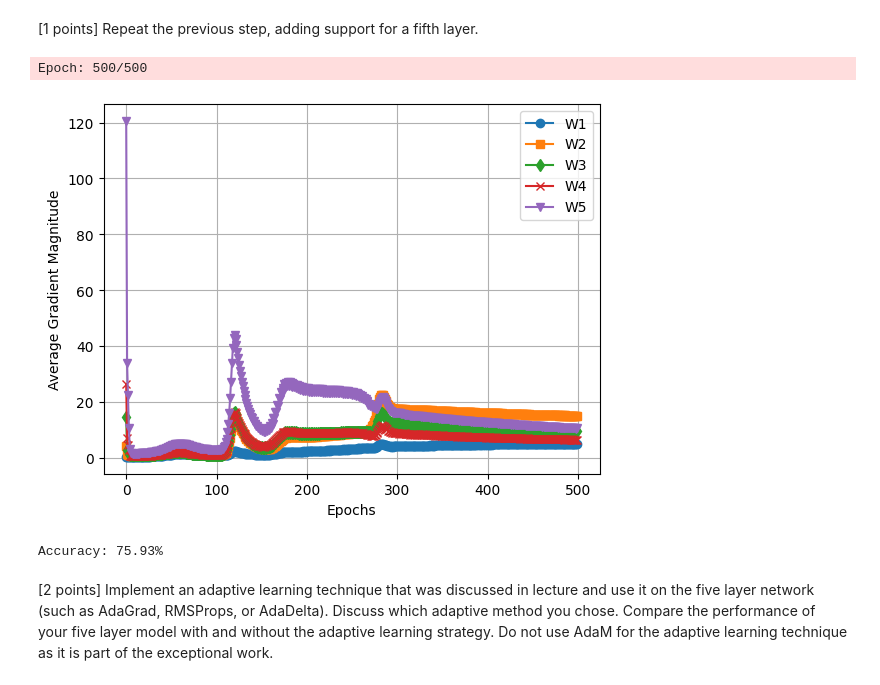
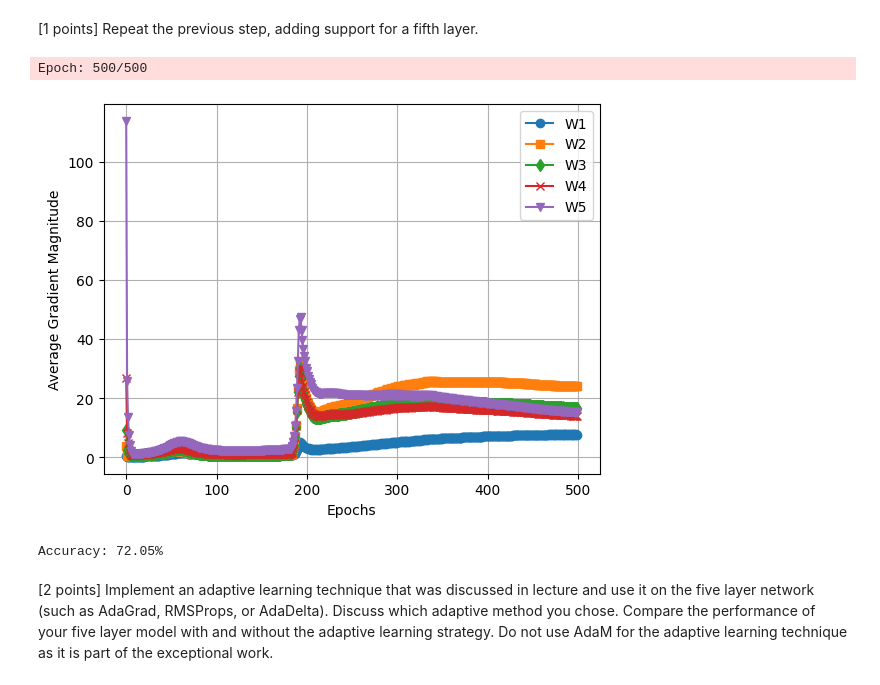
Before and after one commit to calebm00re/S22-ml04, a Jupyter notebook: poor_children.ipynb, the cells around one changed output. Saved outputs shown, nothing was run; the diff lists cells and outputs as text; code cells hidden in the pictures.

```diff
--- a/poor_children.ipynb
+++ b/poor_children.ipynb
@@ -945,20 +945,20 @@ class FiveLayerPerceptron(FourLayerPerceptron):
         plt.show()
 # %%
 # run the five layer model
-num = 16
+num = 12
 nn = FiveLayerPerceptron(n_hidden1=num, n_hidden2=num, n_hidden3=num, n_hidden4=num, l2_C=0.0, epochs=500, eta=0.001, random_state=1)
 nn.fit(X_train, y_train, print_progress=1)
 
 nn.plot_gradient_magnitudes()
 
 # Check the accuracy
 y_pred = nn.predict(X_test)
 y_pred = convert_data(y_pred)
 print('Accuracy: %.2f%%' % (100 * accuracy_score(y_test, y_pred)))
 # %% [output]
 Epoch: 500/500
-[figure, old version]
+[figure, new version]
-Accuracy: 75.93%
+Accuracy: 72.05%
 # %% [markdown]
 [2 points] Implement an adaptive learning technique that was discussed in lecture and use it on the five layer network (such as AdaGrad, RMSProps, or AdaDelta). Discuss which adaptive method you chose. Compare the performance of your five layer model with and without the adaptive learning strategy. Do not use AdaM for the adaptive learning technique as it is part of the exceptional work.
 # %%
```
Also changed, not shown: parts of 2 cells of this notebook.
